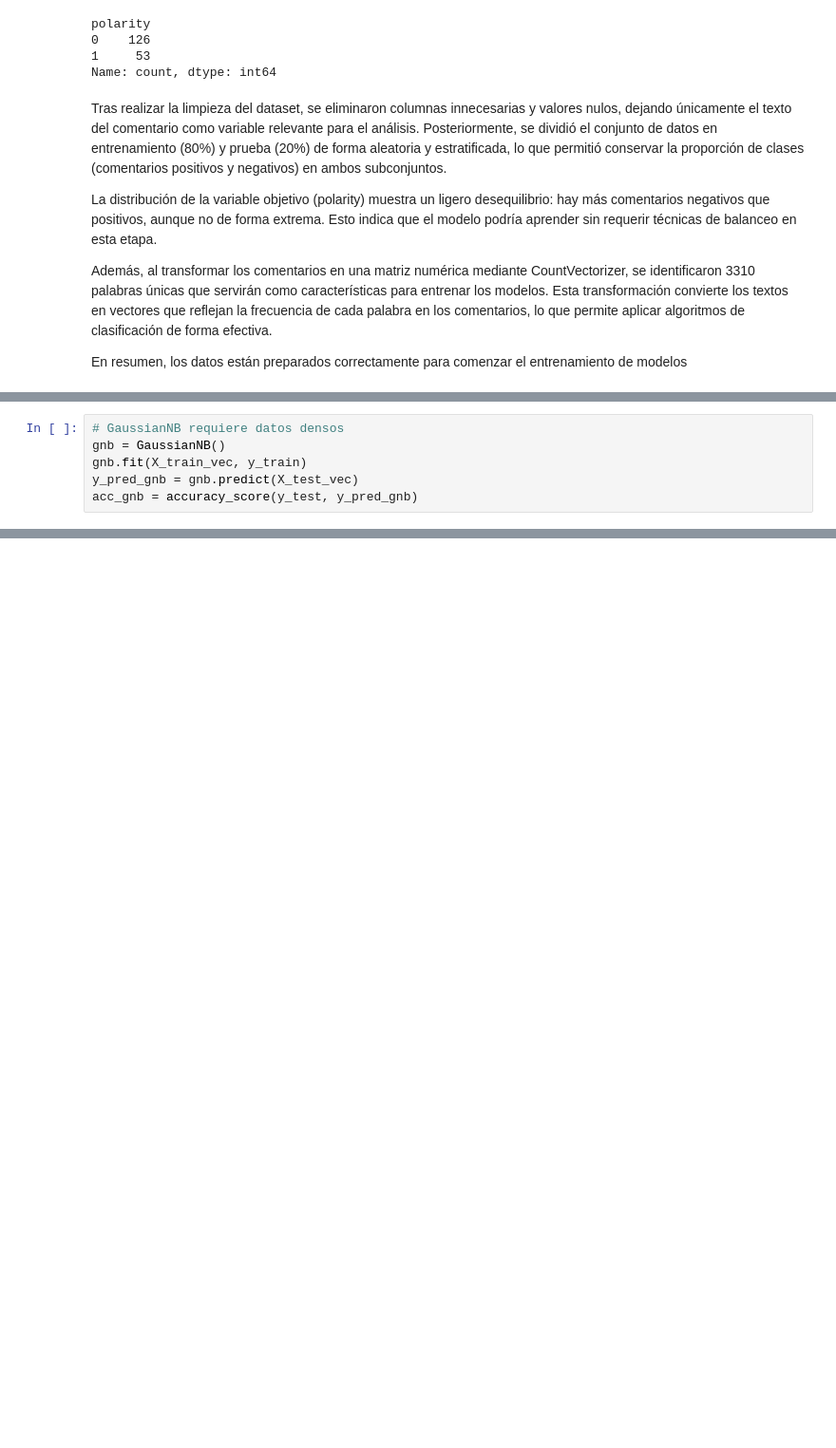
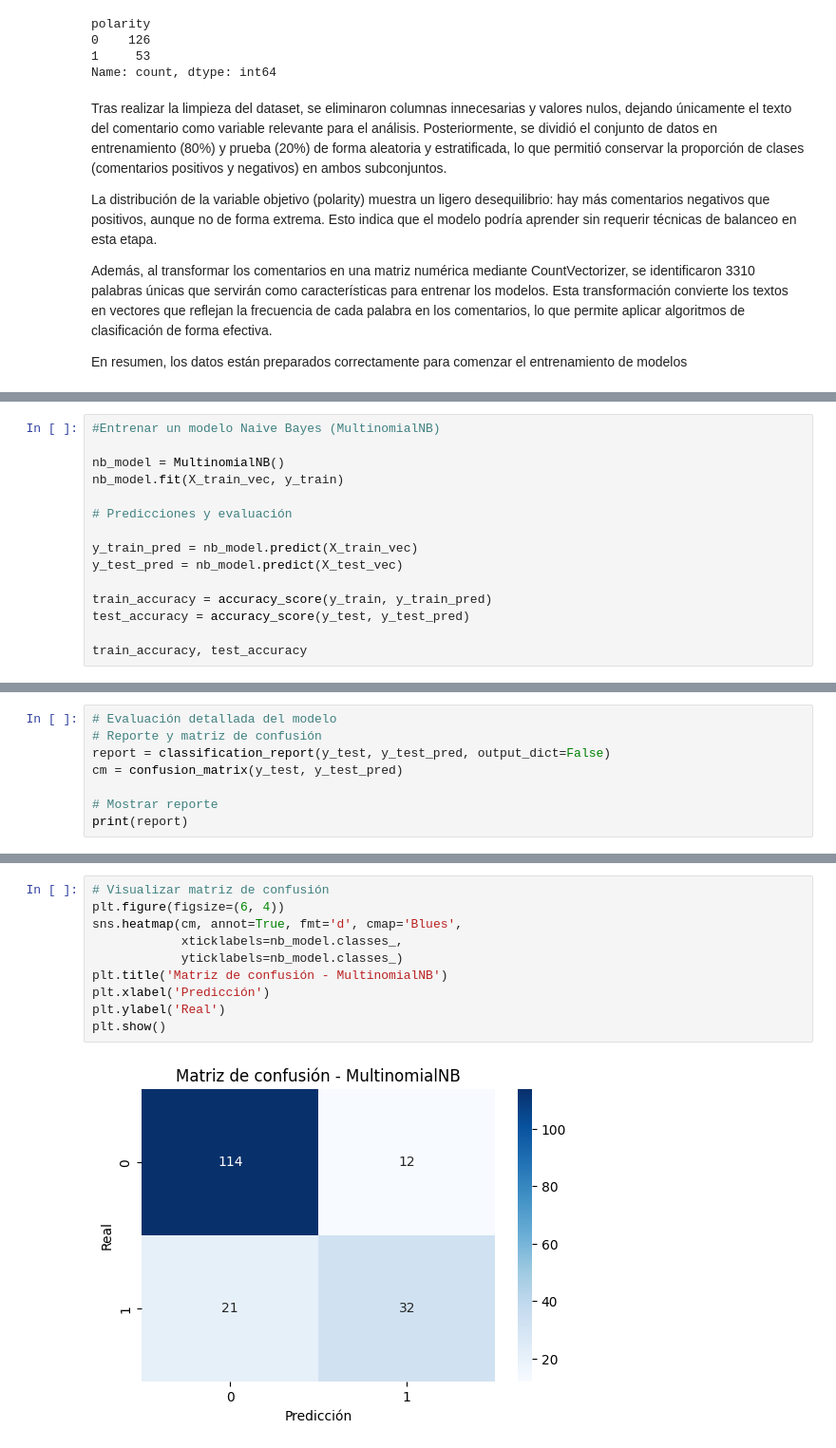
Before and after one commit to 4GeeksAcademy/iddalycastro-eda, a Jupyter notebook: src/07-naive-bayes.ipynb, the cells around one changed output, grey strips where cells are left out. Shown: that part at 95% size. Cells and saved outputs as stored; diff of their text form; blank space fills up the shorter version.

```diff
--- a/src/07-naive-bayes.ipynb
+++ b/src/07-naive-bayes.ipynb
@@ -138,6 +142,0 @@ En resumen, los datos están preparados correctamente para comenzar el entrenami
-# %%
-# GaussianNB requiere datos densos
-gnb = GaussianNB()
-gnb.fit(X_train_vec, y_train)
-y_pred_gnb = gnb.predict(X_test_vec)
-acc_gnb = accuracy_score(y_test, y_pred_gnb)
@@ -166,0 +181,15 @@ results_nb
+# %%
+#Entrenar un modelo Naive Bayes (MultinomialNB)
+
+nb_model = MultinomialNB()
+nb_model.fit(X_train_vec, y_train)
+
+# Predicciones y evaluación
+
+y_train_pred = nb_model.predict(X_train_vec)
+y_test_pred = nb_model.predict(X_test_vec)
+
+train_accuracy = accuracy_score(y_train, y_train_pred)
+test_accuracy = accuracy_score(y_test, y_test_pred)
+
+train_accuracy, test_accuracy
@@ -166,0 +198,8 @@ results_nb
+# %%
+# Evaluación detallada del modelo
+# Reporte y matriz de confusión
+report = classification_report(y_test, y_test_pred, output_dict=False)
+cm = confusion_matrix(y_test, y_test_pred)
+
+# Mostrar reporte
+print(report)
@@ -166,0 +215,12 @@ results_nb
+# %%
+# Visualizar matriz de confusión
+plt.figure(figsize=(6, 4))
+sns.heatmap(cm, annot=True, fmt='d', cmap='Blues',
+            xticklabels=nb_model.classes_,
+            yticklabels=nb_model.classes_)
+plt.title('Matriz de confusión - MultinomialNB')
+plt.xlabel('Predicción')
+plt.ylabel('Real')
+plt.show()
+# %% [output]
+[figure, added]
```
Also changed, not shown: parts of 11 cells of this notebook.
